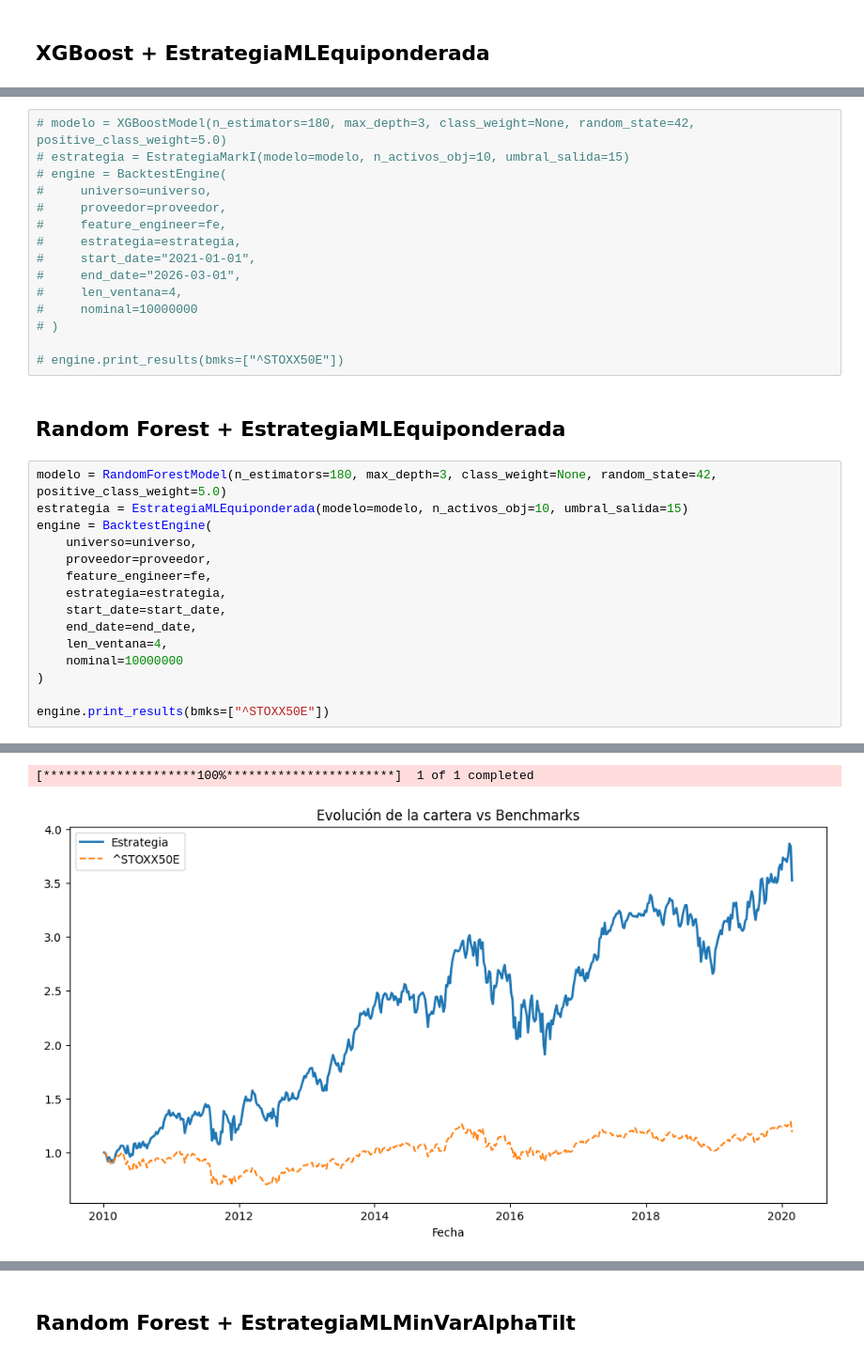
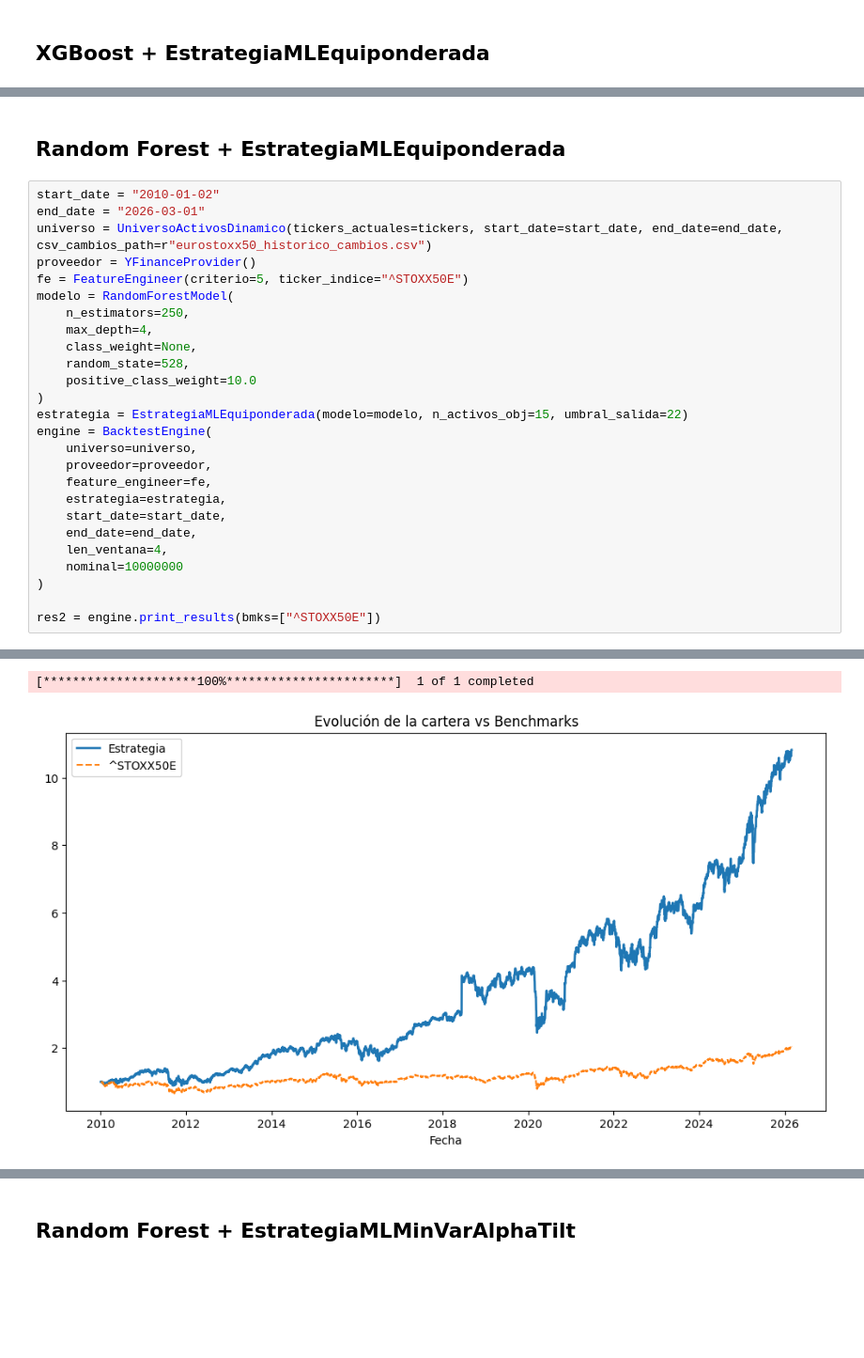
Before and after one commit to Javi-Puerta/Trabajo_gestion_cuantitativa, a Jupyter notebook: prueba_modelos.ipynb, the cells around one changed output, grey strips where cells are left out. Shown at 94% size. Cells and saved outputs as stored; diff of their text form; blank space fills up the shorter version.

```diff
--- a/prueba_modelos.ipynb
+++ b/prueba_modelos.ipynb
@@ -118,23 +90,19 @@ Modelo entrenado en fecha 2019-12-25
-# %%
-# modelo = XGBoostModel(n_estimators=180, max_depth=3, class_weight=None, random_state=42, positive_class_weight=5.0)
-# estrategia = EstrategiaMarkI(modelo=modelo, n_activos_obj=10, umbral_salida=15)
-# engine = BacktestEngine(
-#     universo=universo,
-#     proveedor=proveedor,
-#     feature_engineer=fe,
-#     estrategia=estrategia,
-#     start_date="2021-01-01",
-#     end_date="2026-03-01",
-#     len_ventana=4,
-#     nominal=10000000
-# )
-
-# engine.print_results(bmks=["^STOXX50E"])
 # %% [markdown]
 ## Random Forest + EstrategiaMLEquiponderada
 # %%
-modelo = RandomForestModel(n_estimators=180, max_depth=3, class_weight=None, random_state=42, positive_class_weight=5.0)
-estrategia = EstrategiaMLEquiponderada(modelo=modelo, n_activos_obj=10, umbral_salida=15)
+start_date = "2010-01-02"
+end_date = "2026-03-01"
+universo = UniversoActivosDinamico(tickers_actuales=tickers, start_date=start_date, end_date=end_date, csv_cambios_path=r"eurostoxx50_historico_cambios.csv")
+proveedor = YFinanceProvider()
+fe = FeatureEngineer(criterio=5, ticker_indice="^STOXX50E")
+modelo = RandomForestModel(
+    n_estimators=250,
+    max_depth=4,
+    class_weight=None,
+    random_state=528,
+    positive_class_weight=10.0
+)
+estrategia = EstrategiaMLEquiponderada(modelo=modelo, n_activos_obj=15, umbral_salida=22)
 engine = BacktestEngine(
     universo=universo,
     proveedor=proveedor,
@@ -146,5 +114,5 @@ engine = BacktestEngine(
     nominal=10000000
 )
 
-engine.print_results(bmks=["^STOXX50E"])
+res2 = engine.print_results(bmks=["^STOXX50E"])
 # %% [output]
@@ -184,3 +148,3 @@ Modelo entrenado en fecha 2019-12-25
 [*********************100%***********************]  1 of 1 completed
-[figure, old version]
+[figure, new version]
 |  | Estrategia | ^STOXX50E |
```
Also changed, not shown: parts of 19 cells of this notebook, 8 other files.
